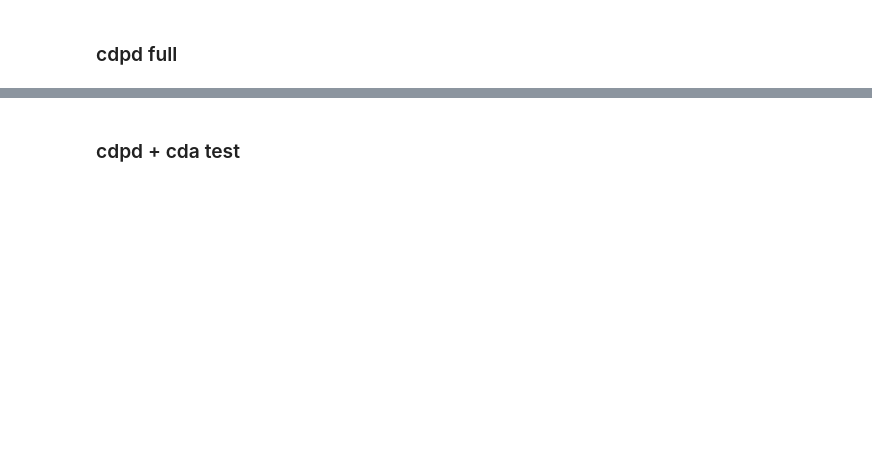
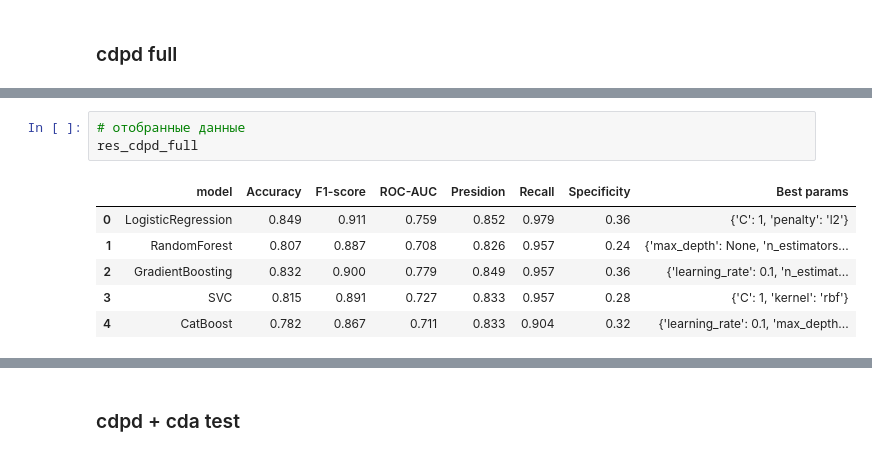
Before and after one commit to AnyashaTk/ElectronicStetoscope-Automizer-, a Jupyter notebook: notebooks/first_trains.ipynb, the cells around one changed output, grey strips where cells are left out. Drawn from its saved outputs; the diff is of its cells as text; blank space fills up the shorter version.

```diff
--- a/notebooks/first_trains.ipynb
+++ b/notebooks/first_trains.ipynb
@@ -257,0 +335,10 @@ AUC-ROC: 0.739
+# %%
+# отобранные данные
+res_cdpd_full
+# %% [output]
+|  | model | Accuracy | F1-score | ROC-AUC | Presidion | Recall | Specificity | Best params |
+| 0 | LogisticRegression | 0.849 | 0.911 | 0.759 | 0.852 | 0.979 | 0.36 | {'C': 1, 'penalty': 'l2'} |
+| 1 | RandomForest | 0.807 | 0.887 | 0.708 | 0.826 | 0.957 | 0.24 | {'max_depth': None, 'n_estimators... |
+| 2 | GradientBoosting | 0.832 | 0.900 | 0.779 | 0.849 | 0.957 | 0.36 | {'learning_rate': 0.1, 'n_estimat... |
+| 3 | SVC | 0.815 | 0.891 | 0.727 | 0.833 | 0.957 | 0.28 | {'C': 1, 'kernel': 'rbf'} |
+| 4 | CatBoost | 0.782 | 0.867 | 0.711 | 0.833 | 0.904 | 0.32 | {'learning_rate': 0.1, 'max_depth... |
```
Also changed, not shown: parts of 36 cells of this notebook, 10 other files.
